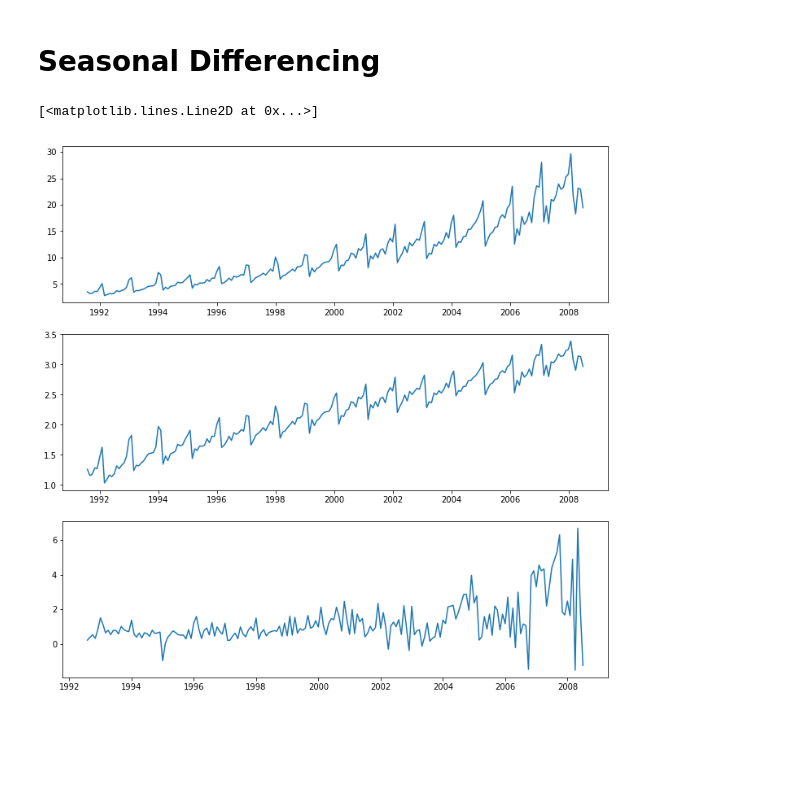
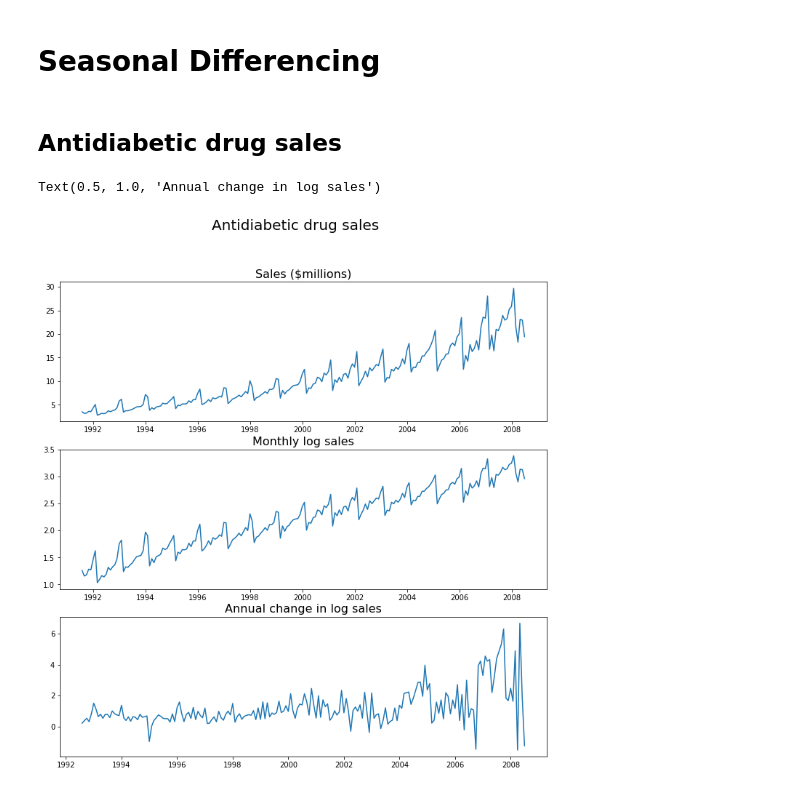
Before and after one commit to hxyue1/fpp2python, a Jupyter notebook: Chapter 8/Chapter 8.1.ipynb, the cells around one changed output. Cells and saved outputs as stored; diff of their text form; code cells hidden in the pictures; blank space fills up the shorter version.

```diff
--- a/Chapter 8/Chapter 8.1.ipynb
+++ b/Chapter 8/Chapter 8.1.ipynb
@@ -29,18 +30,25 @@ Ljung-Box test statistic:  11.031435564867591
 Ljung-Box test p-value:  0.3550741314470055
 # %% [markdown]
 # Seasonal Differencing
+# %% [markdown]
+## Antidiabetic drug sales
 # %%
 a10 = pd.read_csv('Data/a10.csv')
 a10.index = pd.date_range(start='1991-07-31', end='2008-06-30', freq='M').to_pydatetime()
 
 #Log transformation and seasonal differencing
 a10_log = np.log(a10)
 a10_diff = a10.diff(12)
 
 fig, (ax1, ax2, ax3) = plt.subplots(3, figsize=(12,12))
 ax1.plot(a10.index, a10.values)
 ax2.plot(a10.index, a10_log.values)
 ax3.plot(a10.index, a10_diff.values)
+
+fig.suptitle("Antidiabetic drug sales", fontsize=20)
+ax1.set_title('Sales ($millions)', fontsize=16)
+ax2.set_title('Monthly log sales', fontsize=16)
+ax3.set_title('Annual change in log sales', fontsize=16)
 # %% [output]
-[<matplotlib.lines.Line2D at 0x...>]
+Text(0.5, 1.0, 'Annual change in log sales')
-[figure, old version]
+[figure, new version]
```
Also changed, not shown: parts of 4 cells of this notebook.
